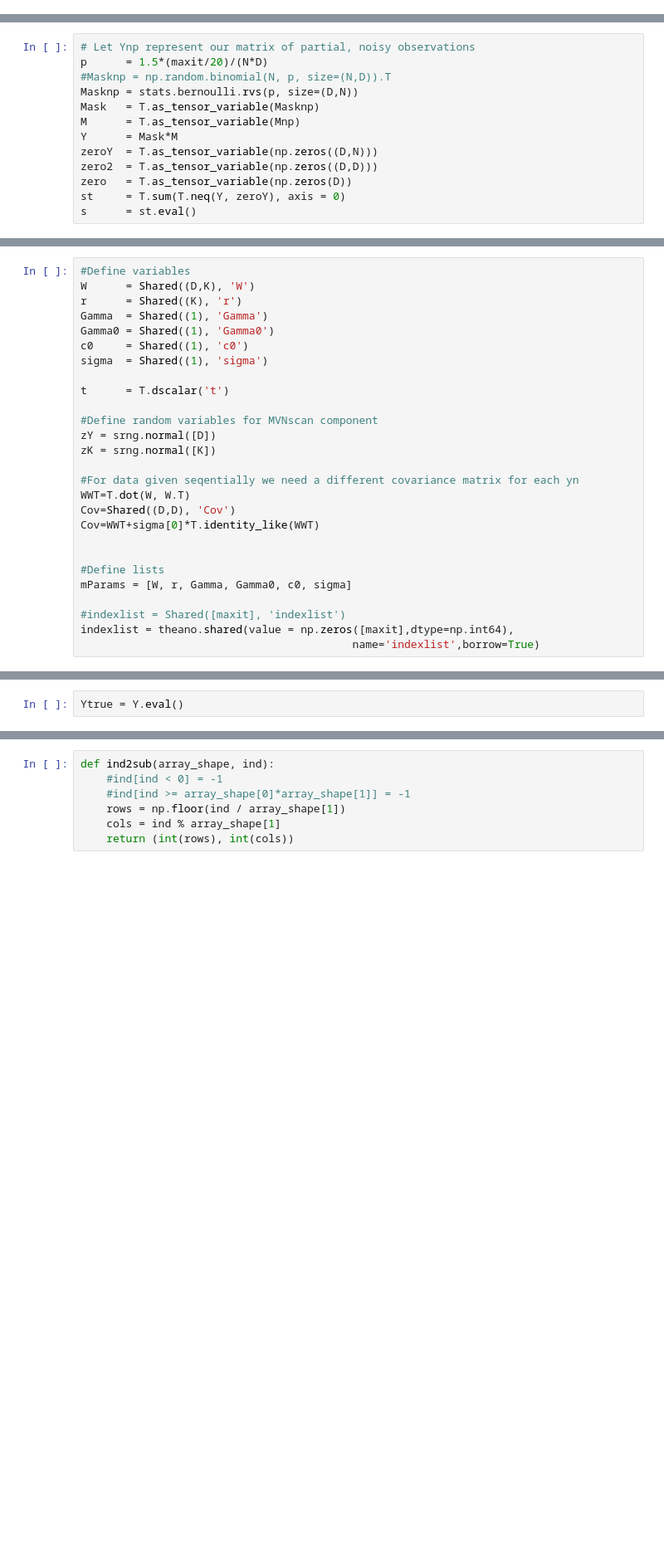
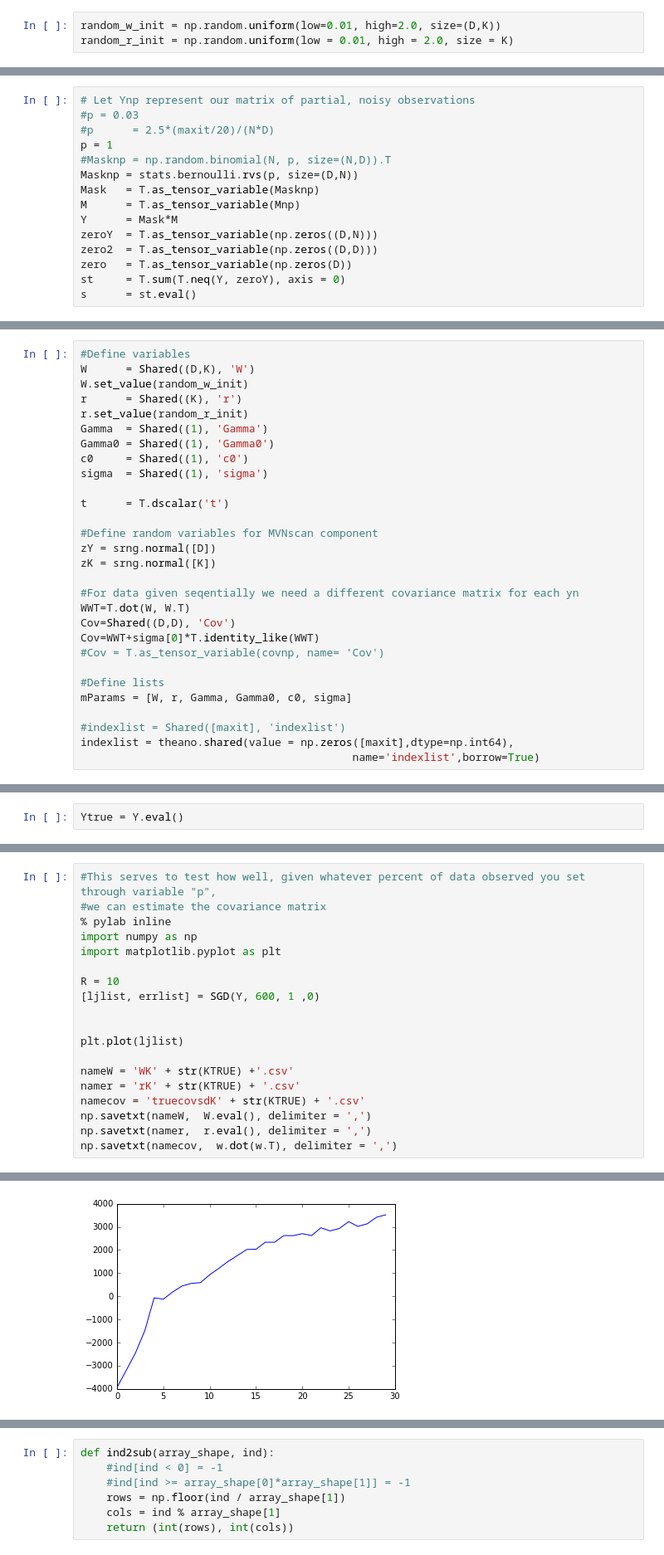
Before and after one commit to acmarsden/sequential_matrix_completion, a Jupyter notebook: LD_Bandit_2017.ipynb, the cells around one changed output, grey strips where cells are left out. Shown: that part at 83% size. Drawn from its saved outputs; the diff is of its cells as text; blank space fills up the shorter version.

```diff
--- a/LD_Bandit_2017.ipynb
+++ b/LD_Bandit_2017.ipynb
@@ -23,6 +39,9 @@ var = 0.1
 covnp = w.dot(w.T)+var*np.eye(D)
 
 Mnp = np.random.multivariate_normal(np.zeros(D), covnp, N).T
+# %%
+random_w_init = np.random.uniform(low=0.01, high=2.0, size=(D,K))
+random_r_init = np.random.uniform(low = 0.01, high = 2.0, size = K)
 # %%
 # We use Theano for our model
 srng = T.shared_randomstreams.RandomStreams(seed=120)
@@ -32,7 +51,9 @@ Shared = lambda shape,name: theano.shared(value = np.ones(shape,dtype=theano.con
                                           name=name,borrow=True)
 # %%
 # Let Ynp represent our matrix of partial, noisy observations
-p      = 1.5*(maxit/20)/(N*D)
+#p = 0.03
+#p      = 2.5*(maxit/20)/(N*D)
+p = 1
 #Masknp = np.random.binomial(N, p, size=(N,D)).T
 Masknp = stats.bernoulli.rvs(p, size=(D,N))
 Mask   = T.as_tensor_variable(Masknp)
@@ -54,7 +71,9 @@ N*D
 # %%
 #Define variables
 W      = Shared((D,K), 'W')
+W.set_value(random_w_init)
 r      = Shared((K), 'r')
+r.set_value(random_r_init)
 Gamma  = Shared((1), 'Gamma')
 Gamma0 = Shared((1), 'Gamma0')
 c0     = Shared((1), 'c0')
@@ -70,7 +89,7 @@ zK = srng.normal([K])
 WWT=T.dot(W, W.T)
 Cov=Shared((D,D), 'Cov')
 Cov=WWT+sigma[0]*T.identity_like(WWT)
-
+#Cov = T.as_tensor_variable(covnp, name= 'Cov')
 
 #Define lists
 mParams = [W, r, Gamma, Gamma0, c0, sigma]
@@ -248,0 +276,20 @@ errlist
+# %%
+#This serves to test how well, given whatever percent of data observed you set through variable "p",
+#we can estimate the covariance matrix
+% pylab inline
+import numpy as np
+import matplotlib.pyplot as plt
+
+R = 10
+[ljlist, errlist] = SGD(Y, 600, 1 ,0)
+
+
+plt.plot(ljlist)
+
+nameW = 'WK' + str(KTRUE) +'.csv'
+namer = 'rK' + str(KTRUE) + '.csv'
+namecov = 'truecovsdK' + str(KTRUE) + '.csv'
+np.savetxt(nameW,  W.eval(), delimiter = ',')
+np.savetxt(namer,  r.eval(), delimiter = ',')
+np.savetxt(namecov,  w.dot(w.T), delimiter = ',')
+# %% [output]
@@ -249,3 +300,4 @@ errlist
+[figure, added]
 # %%
 def MainBandit(count, indexlist, Mask, Y):
 
```
Also changed, not shown: parts of 22 cells of this notebook.
